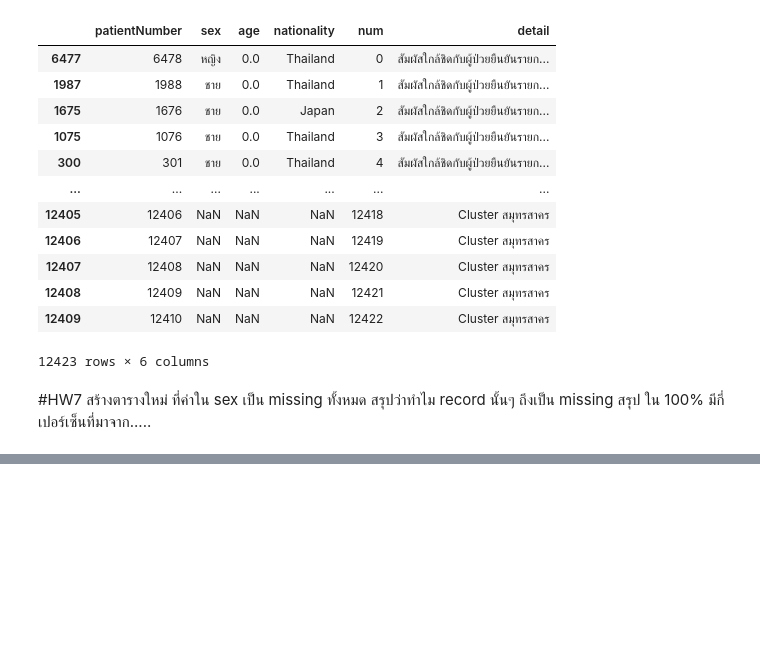
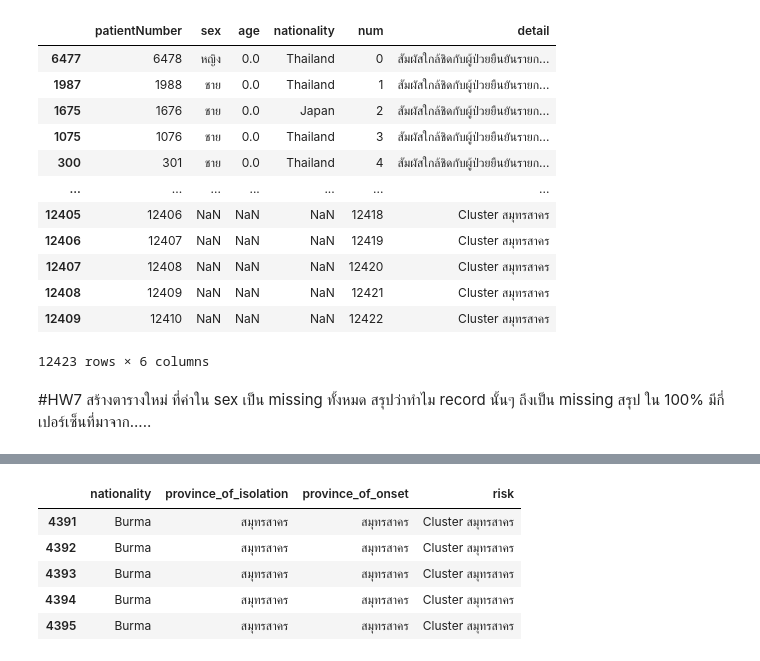
Before and after one commit to waraporn19/data_viz, a Jupyter notebook: Pandas102.ipynb, the cells around one changed output, grey strips where cells are left out. Drawn from its saved outputs; the diff is of its cells as text; code cells hidden in the pictures; blank space fills up the shorter version.

```diff
--- a/Pandas102.ipynb
+++ b/Pandas102.ipynb
@@ -372,0 +408,11 @@ data_human2_renamed#เอาตารางหลักมาสร้าง co
+# %%
+#สร้างตารางใหม่ชื่อ New_dataCo โดยเลือกเฉพาะ column ที่ต้องการ
+New_dataCo = sex_missing2[["nationality","province_of_isolation","province_of_onset","risk"]]
+New_dataCo.head()
+# %% [output]
+|  | nationality | province_of_isolation | province_of_onset | risk |
+| 4391 | Burma | สมุทรสาคร | สมุทรสาคร | Cluster สมุทรสาคร |
+| 4392 | Burma | สมุทรสาคร | สมุทรสาคร | Cluster สมุทรสาคร |
+| 4393 | Burma | สมุทรสาคร | สมุทรสาคร | Cluster สมุทรสาคร |
+| 4394 | Burma | สมุทรสาคร | สมุทรสาคร | Cluster สมุทรสาคร |
+| 4395 | Burma | สมุทรสาคร | สมุทรสาคร | Cluster สมุทรสาคร |
```
Also changed, not shown: parts of 7 cells of this notebook.
